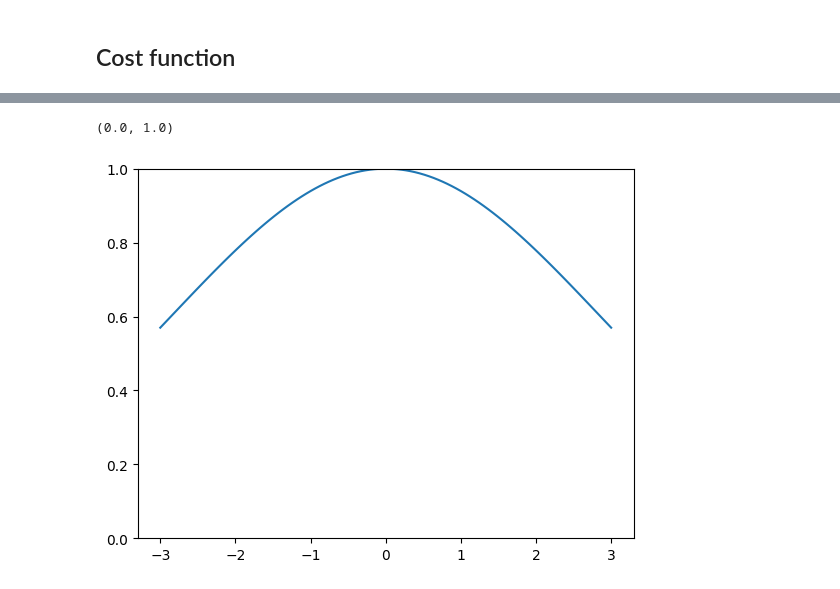
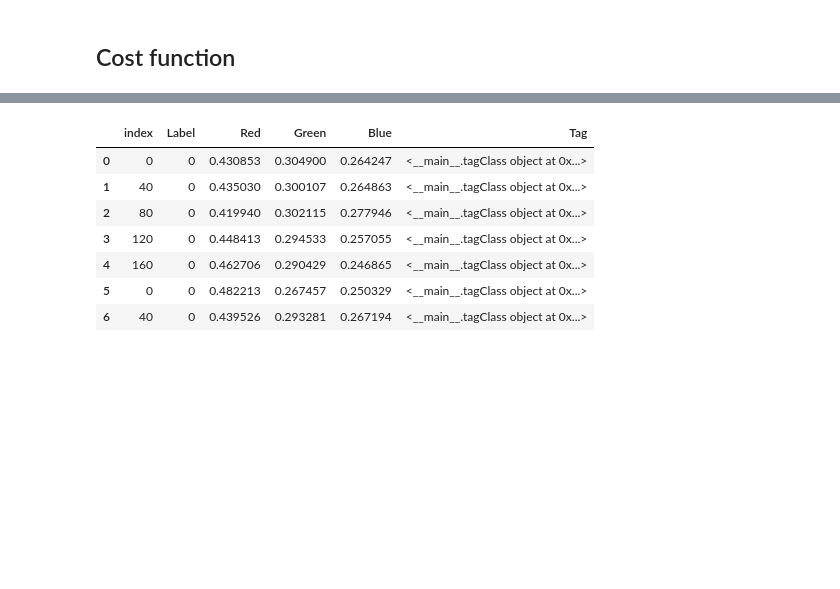
Before and after one commit to acb21kb/bumblebee-tags, a Jupyter notebook: open_files.ipynb, the cells around one changed output, grey strips where cells are left out. Saved outputs shown, nothing was run; the diff lists cells and outputs as text; code cells hidden in the pictures; blank space fills up the shorter version.

```diff
--- a/open_files.ipynb
+++ b/open_files.ipynb
@@ -422,8 +419,5 @@ names = ['x', 'y', 'r', 'g', 'b', 'bg_r', 'bg_g', 'bg_b']
 [None, None, None, None, None, None, None, None]
 # %%
-x = np.linspace(-3, 3, 100)
-plt.plot(x, np.exp(-(x**2)/(4**2)))
-plt.ylim([0,1])
+# x = np.linspace(-3, 3, 100)
+# plt.plot(x, np.exp(-(x**2)/(4**2)))
+# plt.ylim([0,1])
-# %% [output]
-(0.0, 1.0)
-[figure, removed]
@@ -443,3 +434,16 @@ def getOnlyColour(c, guess, values):
                 singleColour[x, y] = 0
                 singleColourReal[x, y] = 0
     return singleColour, singleColourReal
+# %%
+onlyTag0 = allTags.loc[allTags['Label']==0]
+onlyTag0.reset_index(inplace=True)
+onlyTag0
+# %% [output]
+|  | index | Label | Red | Green | Blue | Tag |
+| 0 | 0 | 0 | 0.430853 | 0.304900 | 0.264247 | <__main__.tagClass object at 0x...> |
+| 1 | 40 | 0 | 0.435030 | 0.300107 | 0.264863 | <__main__.tagClass object at 0x...> |
+| 2 | 80 | 0 | 0.419940 | 0.302115 | 0.277946 | <__main__.tagClass object at 0x...> |
+| 3 | 120 | 0 | 0.448413 | 0.294533 | 0.257055 | <__main__.tagClass object at 0x...> |
+| 4 | 160 | 0 | 0.462706 | 0.290429 | 0.246865 | <__main__.tagClass object at 0x...> |
+| 5 | 0 | 0 | 0.482213 | 0.267457 | 0.250329 | <__main__.tagClass object at 0x...> |
+| 6 | 40 | 0 | 0.439526 | 0.293281 | 0.267194 | <__main__.tagClass object at 0x...> |
```
Also changed, not shown: parts of 13 cells of this notebook.
